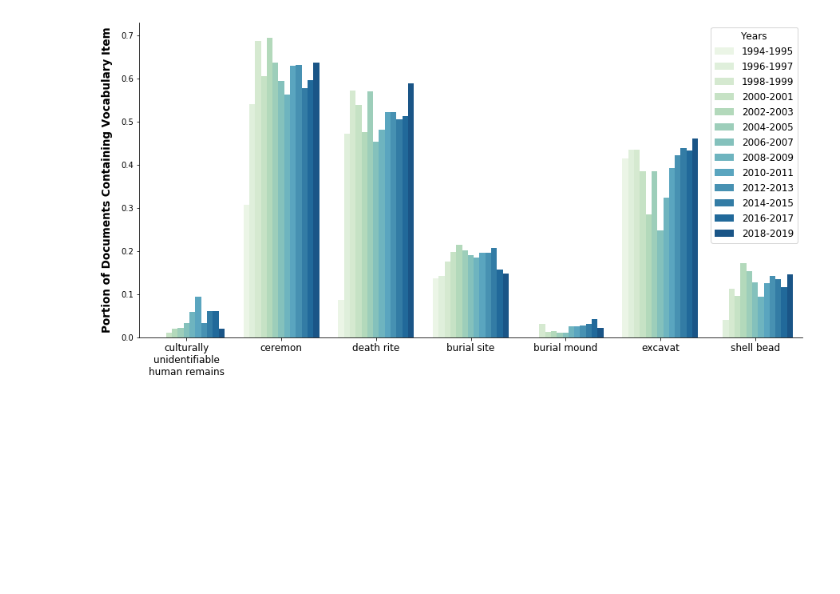
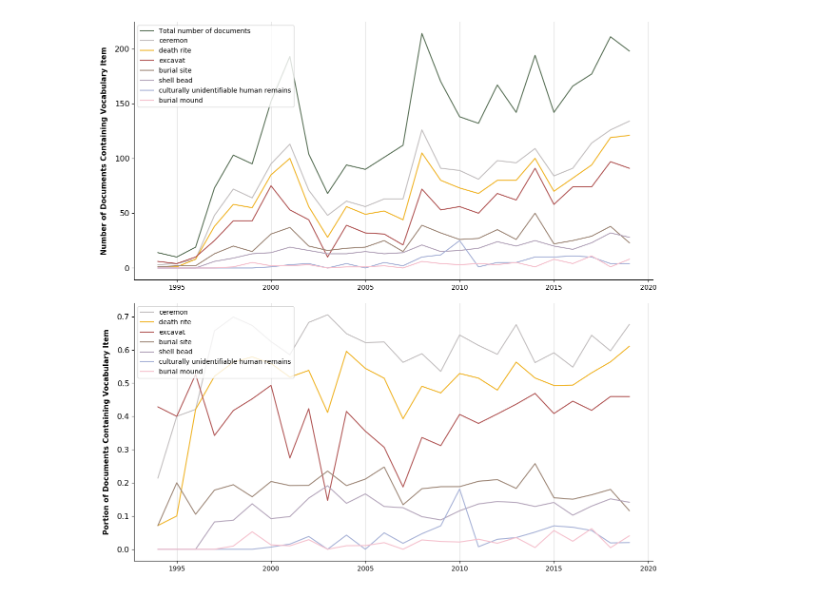
Before and after one commit to ds3-nyu-archive/museum-data-sovereignty, a Jupyter notebook: src/notebooks/Controlled Vocabulary Text Mining.ipynb, the cells around one changed output. Cells and saved outputs as stored; diff of their text form; code cells hidden in the pictures; blank space fills up the shorter version.

Commit message:
new plots, nyu df

```diff
--- a/src/notebooks/Controlled Vocabulary Text Mining.ipynb
+++ b/src/notebooks/Controlled Vocabulary Text Mining.ipynb
@@ -243,26 +333,38 @@ yearly_melt.rename(columns={'variable':'Phrase'}, inplace=True)
-# %%
-# plot phrases over time
-
-vocab_plot = sns.catplot(data=yearly_melt,
-                              x='Phrase', y='value', hue='Years',
-                              kind='bar', palette='GnBu',
-                            aspect=2, height=6.2, legend_out=False, ci=None)
-
-vocab_plot.axes[0][0].set_xlabel('')
-vocab_plot.axes[0][0].set_ylabel('Portion of Documents Containing Vocabulary Item',
-                                 fontsize=13.5, ha='center', labelpad=10, fontweight='bold')
-vocab_plot.axes[0][0].set_xticklabels(labels = ['culturally\nunidentifiable\nhuman remains',
-                                                 'ceremon',
-                                                 'death rite',
-                                                 'burial site',
-                                                 'burial mound',
-                                                 'excavat',
-                                                 'shell bead'],
-                                      fontsize=12, ha='center')
-vocab_plot.axes[0][0].legend(labels = bin_labels, title='Years',
-                             fontsize=12, title_fontsize=12)
-
-plt.subplots_adjust(hspace=.3)
-plt.show()
-# %% [output]
-[figure, removed]
+# %%
+def plot_vocab_lines(save=False):
+
+    colors = ['#c2bebf', '#f0b324', '#b05453',
+              '#9c8575', '#b3a4ba',
+              '#a5b0d6', '#f5bfcc']
+
+    #palette=sns.xkcd_palette(colors)
+
+    fig, ax = plt.subplots(2, 1, figsize=(12,12), dpi=100)
+    ax[0].plot(yearly_vocab.year, yearly_vocab['N'], color='#566e54', label='Total number of documents')
+    ax[0].legend()
+    for i, x in enumerate(vocab):
+        ax[0].plot(yearly_vocab.year, yearly_vocab[x+'_sum'], colors[i], label=x)
+        ax[1].plot(yearly_vocab.year, yearly_vocab[x+'_mean'], colors[i], label=x)
+    for i in range(2):
+            ax[i].set_axisbelow(True)
+            ax[i].grid(which='major', axis='x', alpha=0.5)
+            ax[i].spines['right'].set_visible(False)
+            ax[i].spines['top'].set_visible(False)
+            ax[i].tick_params(axis='y', labelsize=12)
+            ax[i].legend(loc='upper left')
+
+    ax[0].set_ylabel('Number of Documents Containing Vocabulary Item',
+                                     fontsize=11, ha='center', labelpad=10, fontweight='bold')
+    ax[1].set_ylabel('Portion of Documents Containing Vocabulary Item',
+                                     fontsize=11, ha='center', labelpad=10, fontweight='bold')
+
+    if save:
+        plt.tight_layout()
+        plt.savefig('./time_lines.png', dpi=300)
+
+    plt.show()
+    return
+# %%
+plot_vocab_lines(save=True)
+# %% [output]
+[figure, added]
```
Also changed, not shown: parts of 11 cells of this notebook.
